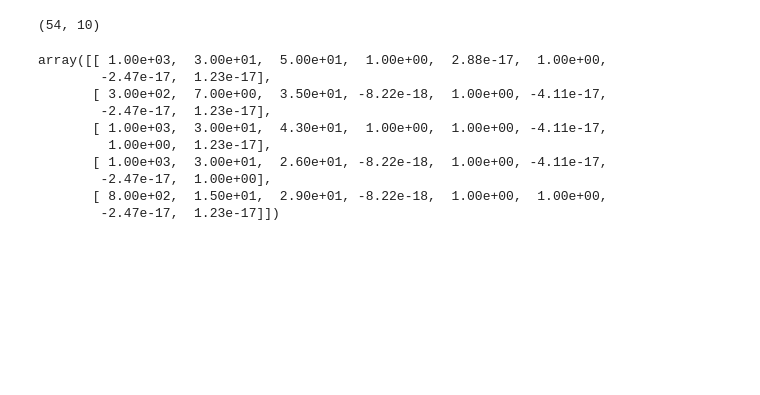
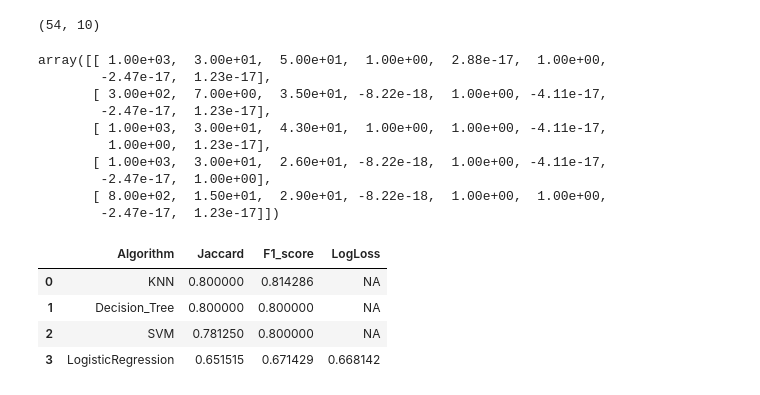
Before and after one commit to gagc056/Cousera-capstone-project, a Jupyter notebook: Capstone_Notebook.ipynb, the cells around one changed output. Drawn from its saved outputs; the diff is of its cells as text; code cells hidden in the pictures; blank space fills up the shorter version.

```diff
--- a/Capstone_Notebook.ipynb
+++ b/Capstone_Notebook.ipynb
@@ -400,0 +391,14 @@ array([[ 1.00e+03,  3.00e+01,  5.00e+01,  1.00e+00,  2.88e-17,  1.00e+00,
+# %%
+Report = {'Algorithm': ["KNN","Decision_Tree","SVM","LogisticRegression"],
+          'Jaccard': [score_matrix['Tree-jaccord'],score_matrix['Tree-jaccord'],score_matrix['SVM-jaccord'],score_matrix['LogReg-jaccord']],
+          'F1_score': [score_matrix['knn-f1-score'], score_matrix['Tree-f1-score'],score_matrix['SVM-f1-score'],score_matrix['LogReg-f1-score']],
+          'LogLoss': ["NA", "NA","NA",score_matrix['LogReg-log-loss']]}
+
+df_report = pd.DataFrame(data=Report)
+df_report
+# %% [output]
+|  | Algorithm | Jaccard | F1_score | LogLoss |
+| 0 | KNN | 0.800000 | 0.814286 | NA |
+| 1 | Decision_Tree | 0.800000 | 0.800000 | NA |
+| 2 | SVM | 0.781250 | 0.800000 | NA |
+| 3 | LogisticRegression | 0.651515 | 0.671429 | 0.668142 |
```
Also changed, not shown: parts of 4 cells of this notebook.
